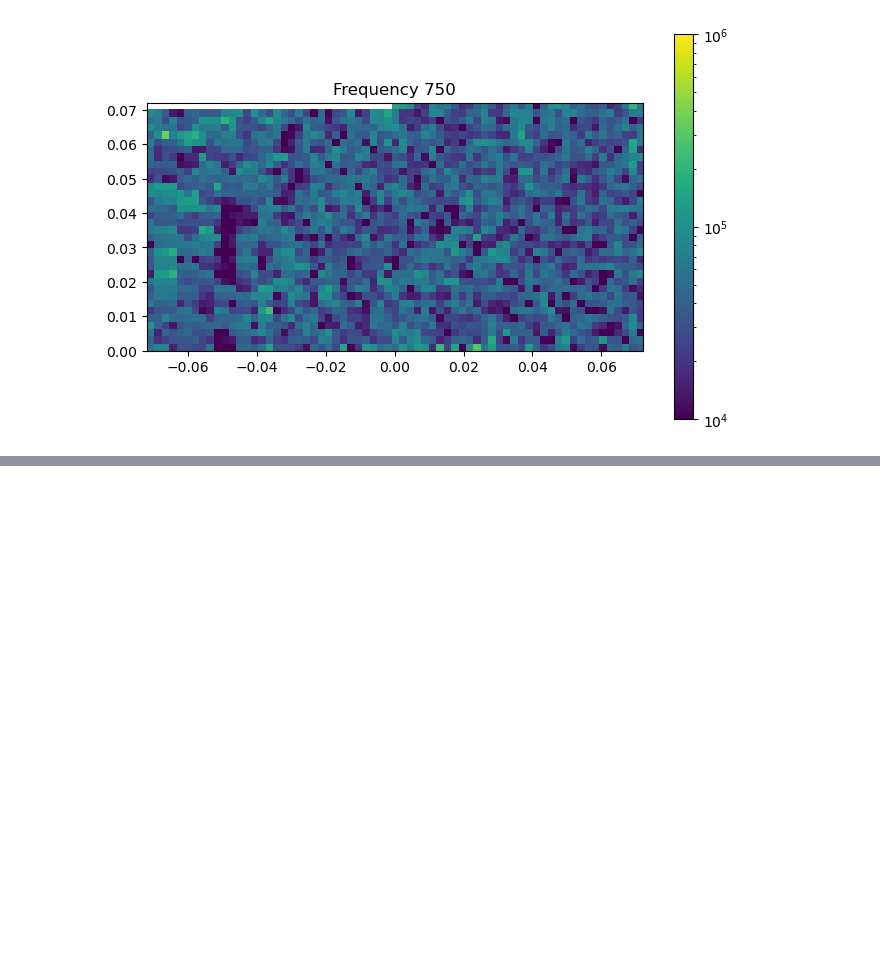
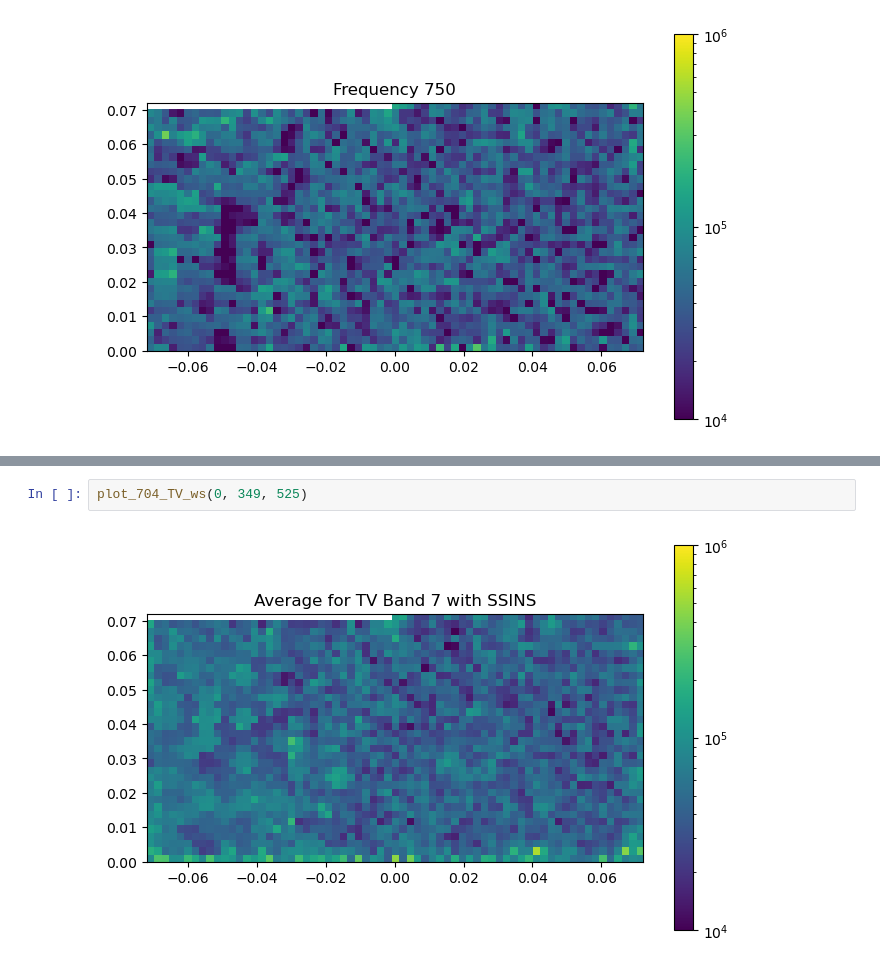
Before and after one commit to cvzamora/mwa_decontamination, a Jupyter notebook: MWA_Decontamination.ipynb, the cells around one changed output, grey strips where cells are left out. Cells and saved outputs as stored; diff of their text form; blank space fills up the shorter version.

```diff
--- a/MWA_Decontamination.ipynb
+++ b/MWA_Decontamination.ipynb
@@ -304,0 +169,4 @@ Text(0.5, 1.0, 'Frequency 750')
+# %%
+plot_704_TV_ws(0, 349, 525)
+# %% [output]
+[figure, added]
```
Also changed, not shown: parts of 52 cells of this notebook.
